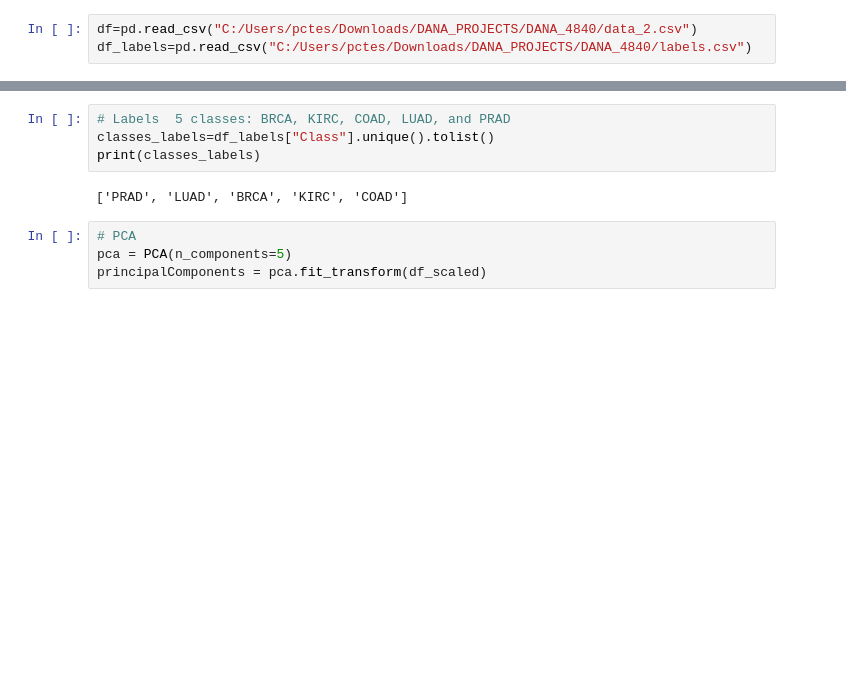
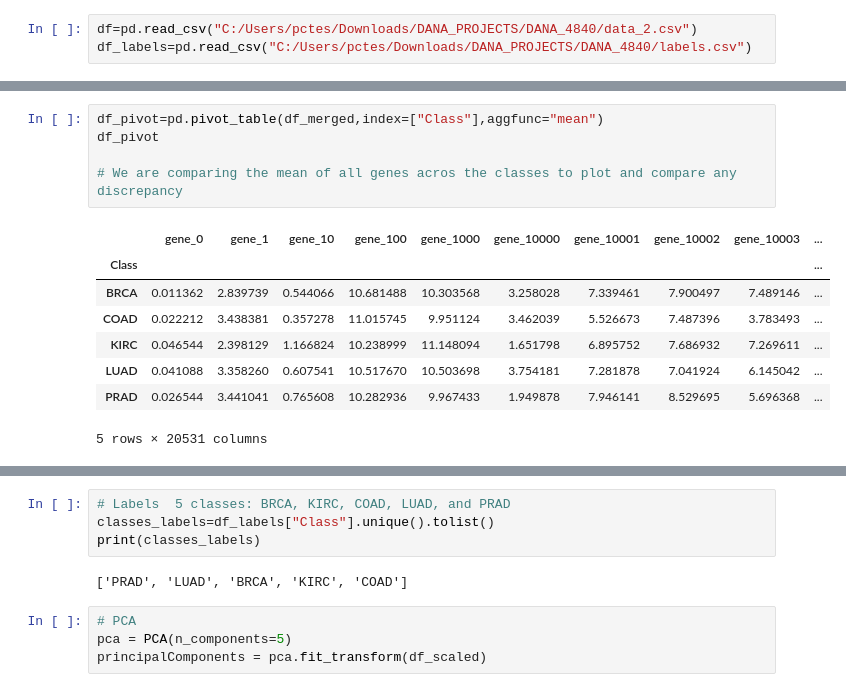
Before and after one commit to EdwinR01/DANA_4840, a Jupyter notebook: Edwin_DANA4840.ipynb, the cells around one changed output, grey strips where cells are left out. Cells and saved outputs as stored; diff of their text form; blank space fills up the shorter version.

```diff
--- a/Edwin_DANA4840.ipynb
+++ b/Edwin_DANA4840.ipynb
@@ -35,0 +117,14 @@ df.describe()
+# %%
+df_pivot=pd.pivot_table(df_merged,index=["Class"],aggfunc="mean")
+df_pivot
+
+# We are comparing the mean of all genes acros the classes to plot and compare any discrepancy
+# %% [output]
+|  | gene_0 | gene_1 | gene_10 | gene_100 | gene_1000 | gene_10000 | gene_10001 | gene_10002 | gene_10003 | ... |
+| Class |  |  |  |  |  |  |  |  |  | ... |
+| BRCA | 0.011362 | 2.839739 | 0.544066 | 10.681488 | 10.303568 | 3.258028 | 7.339461 | 7.900497 | 7.489146 | ... |
+| COAD | 0.022212 | 3.438381 | 0.357278 | 11.015745 | 9.951124 | 3.462039 | 5.526673 | 7.487396 | 3.783493 | ... |
+| KIRC | 0.046544 | 2.398129 | 1.166824 | 10.238999 | 11.148094 | 1.651798 | 6.895752 | 7.686932 | 7.269611 | ... |
+| LUAD | 0.041088 | 3.358260 | 0.607541 | 10.517670 | 10.503698 | 3.754181 | 7.281878 | 7.041924 | 6.145042 | ... |
+| PRAD | 0.026544 | 3.441041 | 0.765608 | 10.282936 | 9.967433 | 1.949878 | 7.946141 | 8.529695 | 5.696368 | ... |
+5 rows × 20531 columns
```
Also changed, not shown: parts of 25 cells of this notebook.
